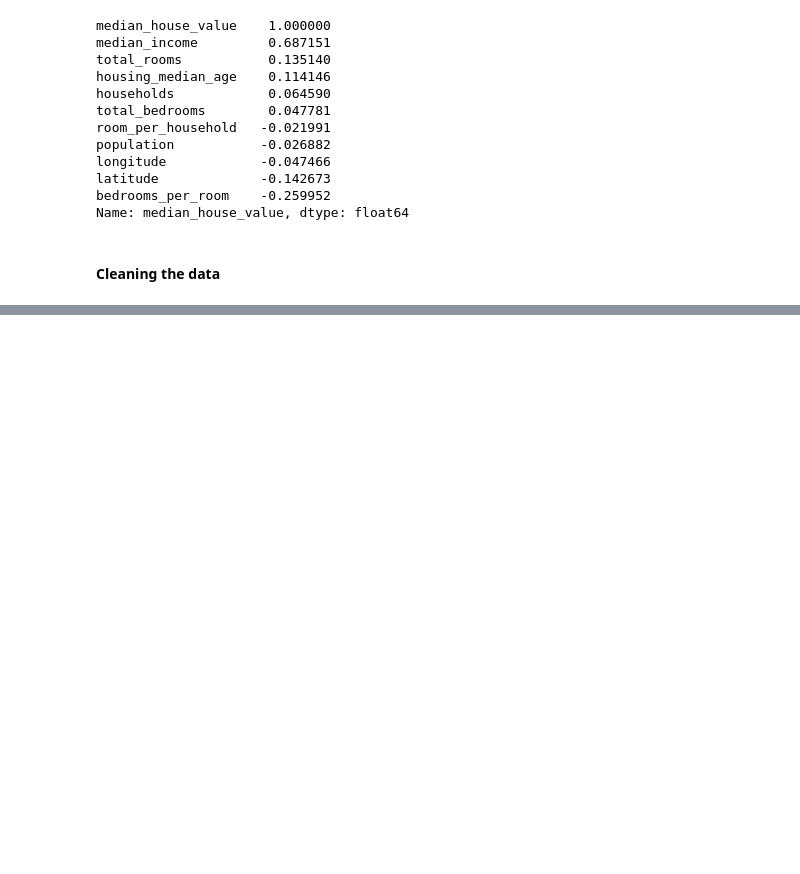
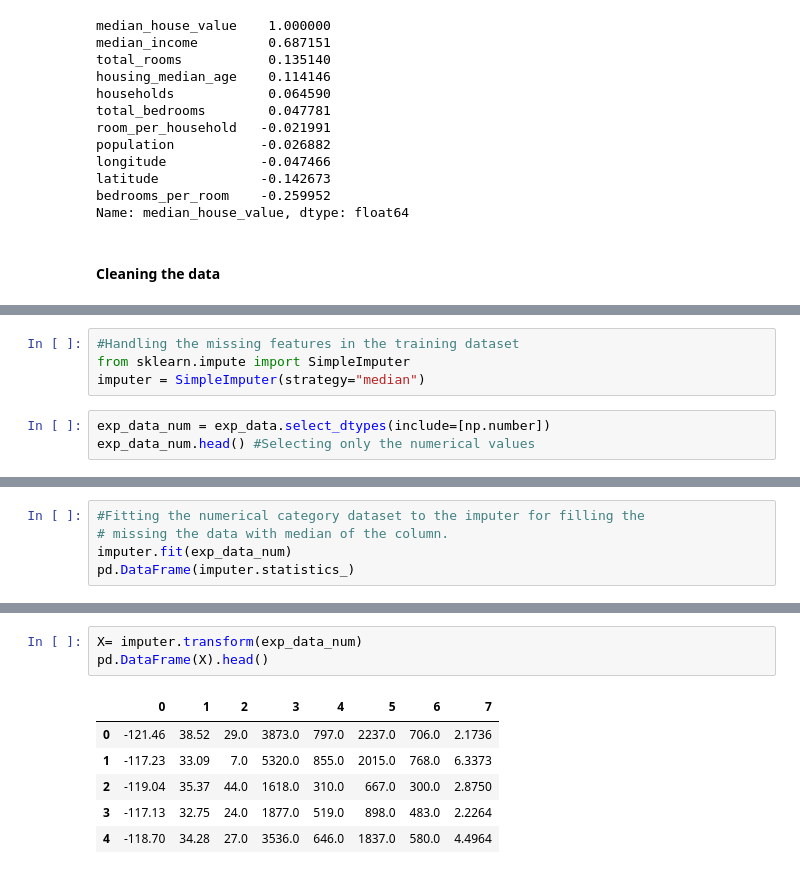
Before and after one commit to dhana56/ML_practice, a Jupyter notebook: model_1.ipynb, the cells around one changed output, grey strips where cells are left out. Drawn from its saved outputs; the diff is of its cells as text; blank space fills up the shorter version.

```diff
--- a/model_1.ipynb
+++ b/model_1.ipynb
@@ -222,0 +237,7 @@ Name: median_house_value, dtype: float64
+# %%
+#Handling the missing features in the training dataset
+from sklearn.impute import SimpleImputer
+imputer = SimpleImputer(strategy="median")
+# %%
+exp_data_num = exp_data.select_dtypes(include=[np.number])
+exp_data_num.head() #Selecting only the numerical values
@@ -222,0 +251,5 @@ Name: median_house_value, dtype: float64
+# %%
+#Fitting the numerical category dataset to the imputer for filling the
+# missing the data with median of the column.
+imputer.fit(exp_data_num)
+pd.DataFrame(imputer.statistics_)
@@ -222,0 +266,10 @@ Name: median_house_value, dtype: float64
+# %%
+X= imputer.transform(exp_data_num)
+pd.DataFrame(X).head()
+# %% [output]
+|  | 0 | 1 | 2 | 3 | 4 | 5 | 6 | 7 |
+| 0 | -121.46 | 38.52 | 29.0 | 3873.0 | 797.0 | 2237.0 | 706.0 | 2.1736 |
+| 1 | -117.23 | 33.09 | 7.0 | 5320.0 | 855.0 | 2015.0 | 768.0 | 6.3373 |
+| 2 | -119.04 | 35.37 | 44.0 | 1618.0 | 310.0 | 667.0 | 300.0 | 2.8750 |
+| 3 | -117.13 | 32.75 | 24.0 | 1877.0 | 519.0 | 898.0 | 483.0 | 2.2264 |
+| 4 | -118.70 | 34.28 | 27.0 | 3536.0 | 646.0 | 1837.0 | 580.0 | 4.4964 |
```
Also changed, not shown: parts of 12 cells of this notebook.
